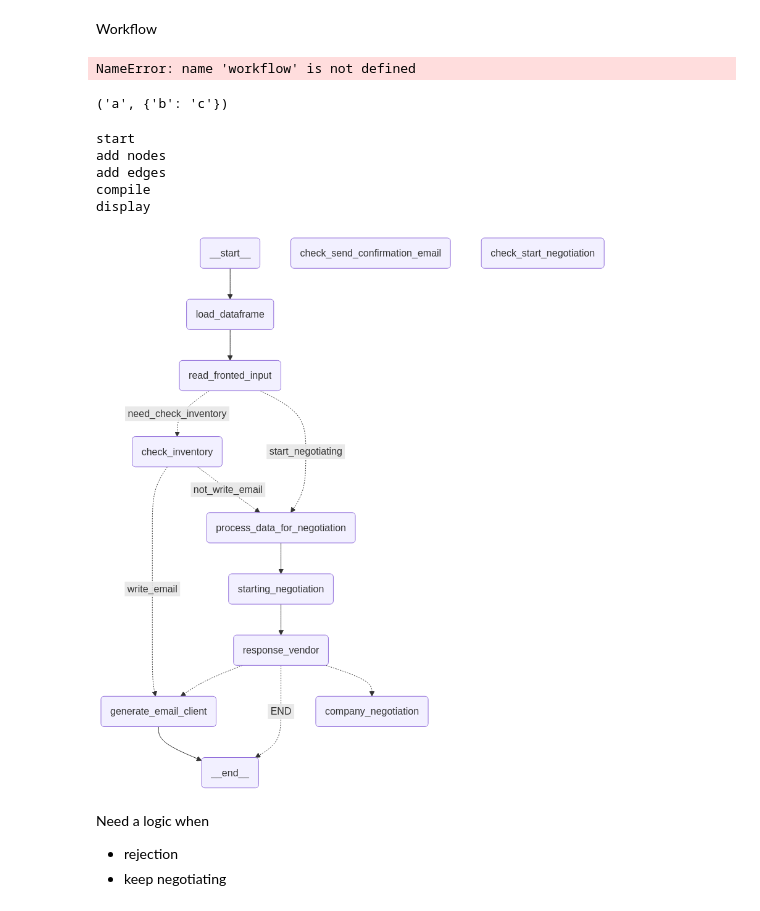
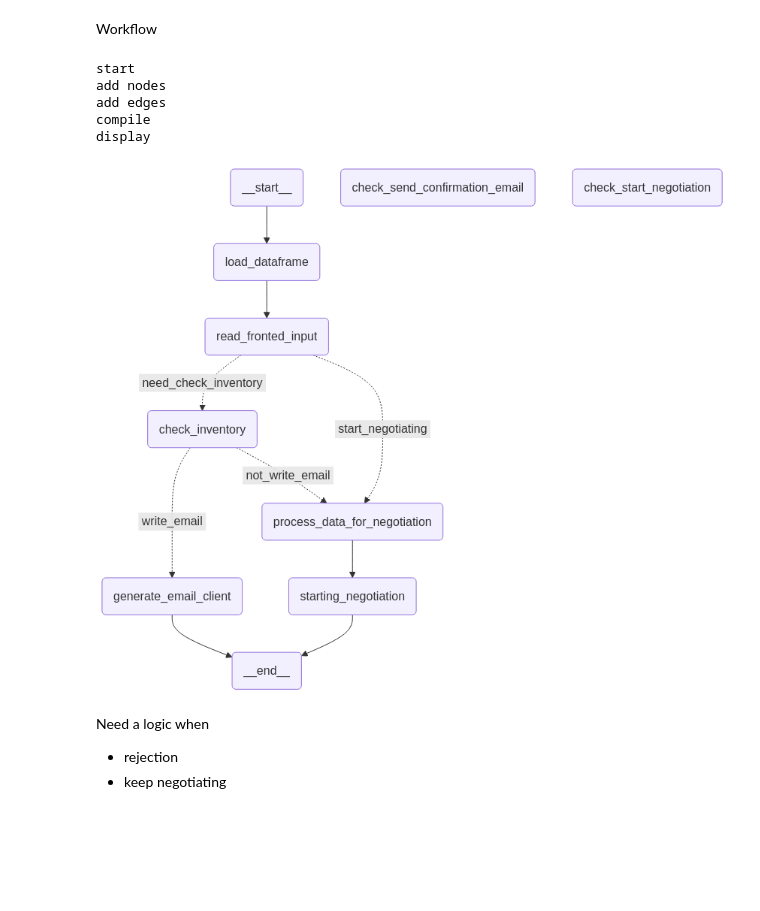
Before and after one commit to nursaltyn/ai_powered_client_maintanence, a Jupyter notebook: pipeline.ipynb, the cells around one changed output. Cells and saved outputs as stored; diff of their text form; code cells hidden in the pictures; blank space fills up the shorter version.

```diff
--- a/pipeline.ipynb
+++ b/pipeline.ipynb
@@ -62,7 +72,7 @@ last_request = {
     "product_name": id_to_product[str(product)],
     "product_id": product,
     "min_unit_price": 70,
-    "min_unit_price": 130,
+    "max_unit_price": 130,
 
 }
 # %%
@@ -78,7 +124,2 @@ RESULTS = get_step_results(last_request)
 # %%
-data = pd.read_csv('data/client_requests.csv')
+deals = pd.read_csv('data/df_deals_closed.csv')
-# %%
-data["Solved"] = data["Solved"].astype(bool)
-unsolved_data = data[data["Solved"] == False]
-# Aggregate by Product (counting the number of requests per product)
-aggregated_df = unsolved_data.groupby("Product").agg(lambda x: list(x)).reset_index()
@@ -132,6 +185,7 @@ product_to_vendor
 class State(TypedDict):
     clients_requests: pd.DataFrame
     vendors: pd.DataFrame
+    df_deals_closed: pd.DataFrame
     fronted_input: dict
     company_negotiation_msg: str
     vendor_negotiation_msg: str
@@ -441,17 +458,3 @@ def company_negotiation(state: State):
 # def deal_closed(state: State)
 # %% [markdown]
 Workflow
-# %%
-workflow.add_conditional_edges(
-    "generate_joke", check_punchline, {"Fail": "improve_joke", "Pass": "stop"}
-)
-
-
-Here I want to check if state['send_confirmation_email'] is True or False.
-If it is True, I want to call improve_joke, if False - call function stop. How to change the code
-# %% [output]
-NameError: name 'workflow' is not defined
-# %%
-list({"a": {"b": 'c'}}.items())[-1]
-# %% [output]
-('a', {'b': 'c'})
@@ -476,8 +477,6 @@ workflow.add_node("check_start_negotiation", check_start_negotiation)
 workflow.add_node("generate_email_client", generate_email_client)
 workflow.add_node('process_data_for_negotiation', process_data_for_negotiation)
 workflow.add_node("starting_negotiation", starting_negotiation)
-workflow.add_node("company_negotiation", company_negotiation)
-workflow.add_node("response_vendor", response_vendor)
 # workflow.add_node("parse_numbers", parse_numbers)
 
 
@@ -503,42 +502,44 @@ workflow.add_conditional_edges(
 
 workflow.add_edge("process_data_for_negotiation", "starting_negotiation")
 
-workflow.add_edge("starting_negotiation", "response_vendor")
+# If the negotiation is successful, send emails to clients
+workflow.add_edge("starting_negotiation", END)
+
 # TODO: add parsing deals numbers
 # workflow.add_edge("parse_deals", "response_vendor")
 
-workflow.add_conditional_edges(
-    "response_vendor",
-    lambda state: "generate_email_client" if state.get("agreement_reached") else (
-        "END" if state.get("negotiation_attempts", 0) >= 3 else "company_negotiation"
-    ),
-    {"generate_email_client": "generate_email_client", "END": END, "company_negotiation": "company_negotiation"}
-)
+# workflow.add_conditional_edges(
+#     "response_vendor",
+#     lambda state: "generate_email_client" if state.get("agreement_reached") else (
+#         "END" if state.get("negotiation_attempts", 0) >= 3 else "company_negotiation"
+#     ),
+#     {"generate_email_client": "generate_email_client", "END": END, "company_negotiation": "company_negotiation"}
+# )
 
 
 # After company negotiation, parse new deal terms before going back to the vendor
 # workflow.add_edge("company_negotiation", "parse_deals")
 
 # Continue to contract signing if agreement is reached
 # workflow.add_edge("sign_a_contract", END)
 
 
 workflow.add_edge("generate_email_client", END)
 
 # Compile
 print('compile')
 chain = workflow.compile()
 
 print('display')
 # Show workflow
 display(Image(chain.get_graph().draw_mermaid_png()))
 # %% [output]
 start
 add nodes
 add edges
 compile
 display
-[figure, old version]
+[figure, new version]
 # %% [markdown]
 Need a logic when
 - rejection
```
Also changed, not shown: parts of 18 cells of this notebook, 3 other files.
